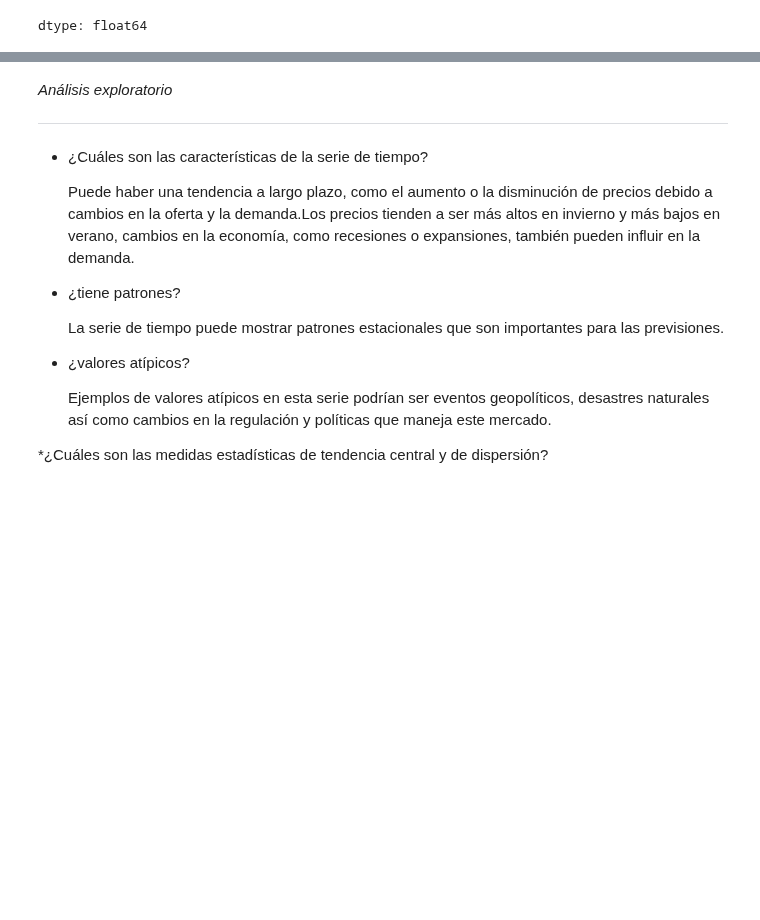
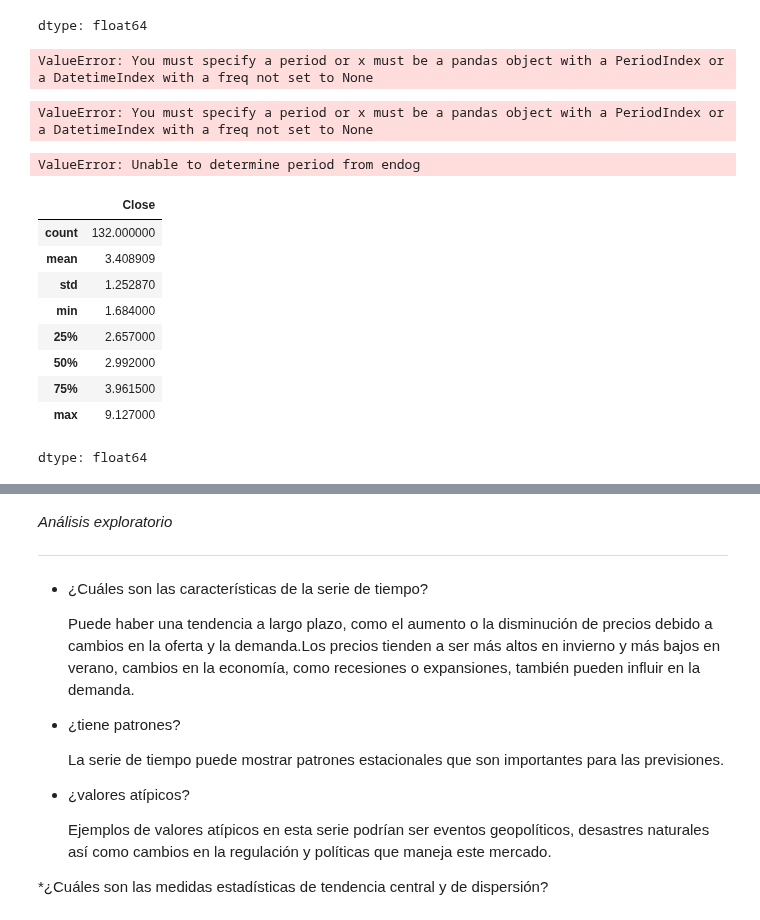
Before and after one commit to Michelleagl/Series_de_Tiempo, a Jupyter notebook: series_de_tiempo.ipynb, the cells around one changed output, grey strips where cells are left out. Saved outputs shown, nothing was run; the diff lists cells and outputs as text; code cells hidden in the pictures; blank space fills up the shorter version.

```diff
--- a/series_de_tiempo.ipynb
+++ b/series_de_tiempo.ipynb
@@ -242,3 +262,37 @@ hist.head(20)
 | 2013-11-01 | 3.954 |
 | 2014-01-01 | 4.943 |
 dtype: float64
+# %%
+from matplotlib import pyplot
+result = seasonal_decompose(hist, model='additive')
+result.plot()
+pyplot.show()
+# %% [output]
+ValueError: You must specify a period or x must be a pandas object with a PeriodIndex or a DatetimeIndex with a freq not set to None
+# %%
+result = seasonal_decompose(hist, model='multiplicative')
+result.plot()
+pyplot.show()
+# %% [output]
+ValueError: You must specify a period or x must be a pandas object with a PeriodIndex or a DatetimeIndex with a freq not set to None
+# %%
+from statsmodels.tsa.seasonal import STL
+
+stl = STL(hist)
+res = stl.fit()
+fig = res.plot()
+# %% [output]
+ValueError: Unable to determine period from endog
+# %%
+hist.describe()
+# %% [output]
+|  | Close |
+| count | 132.000000 |
+| mean | 3.408909 |
+| std | 1.252870 |
+| min | 1.684000 |
+| 25% | 2.657000 |
+| 50% | 2.992000 |
+| 75% | 3.961500 |
+| max | 9.127000 |
+dtype: float64
```
Also changed, not shown: parts of 16 cells of this notebook.
